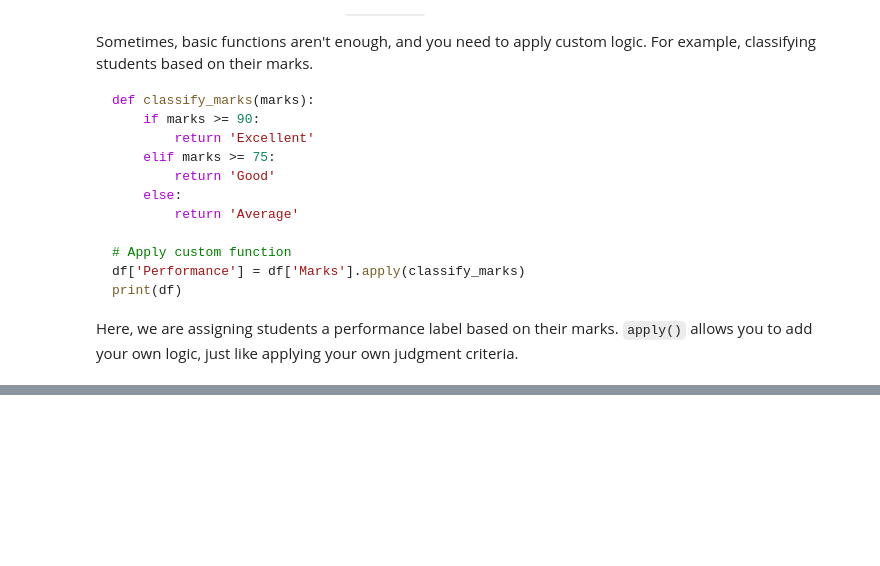
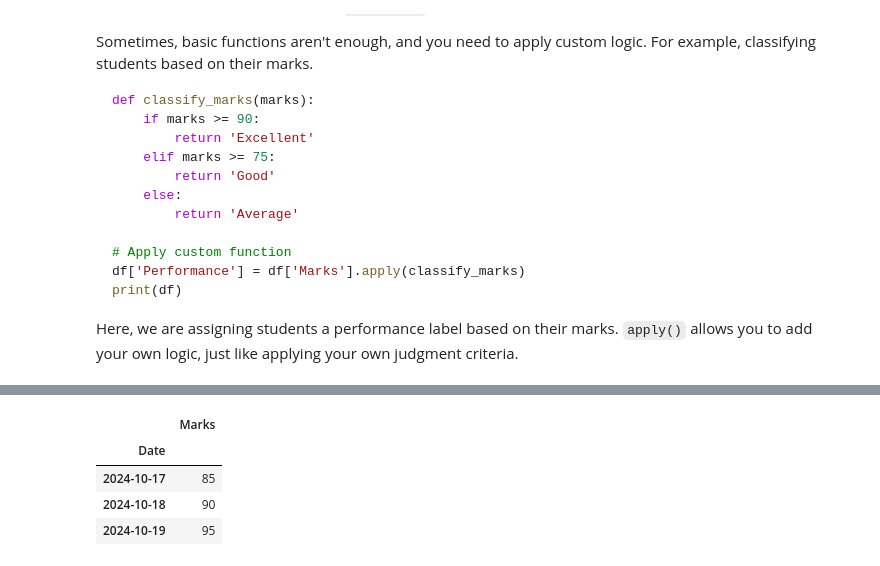
Before and after one commit to rubydamodar/The-Ultimate-Pandas-Bootcamp, a Jupyter notebook: Basic to Advance Data Frame/BtoA-Pandas-Dataframe.ipynb, the cells around one changed output, grey strips where cells are left out. Saved outputs shown, nothing was run; the diff lists cells and outputs as text; code cells hidden in the pictures; blank space fills up the shorter version.

```diff
--- a/Basic to Advance Data Frame/BtoA-Pandas-Dataframe.ipynb
+++ b/Basic to Advance Data Frame/BtoA-Pandas-Dataframe.ipynb
@@ -866,0 +1007,8 @@ Here, we are assigning students a performance label based on their marks. `apply
+# %%
+df
+# %% [output]
+|  | Marks |
+| Date |  |
+| 2024-10-17 | 85 |
+| 2024-10-18 | 90 |
+| 2024-10-19 | 95 |
```
Also changed, not shown: parts of 42 cells of this notebook.
